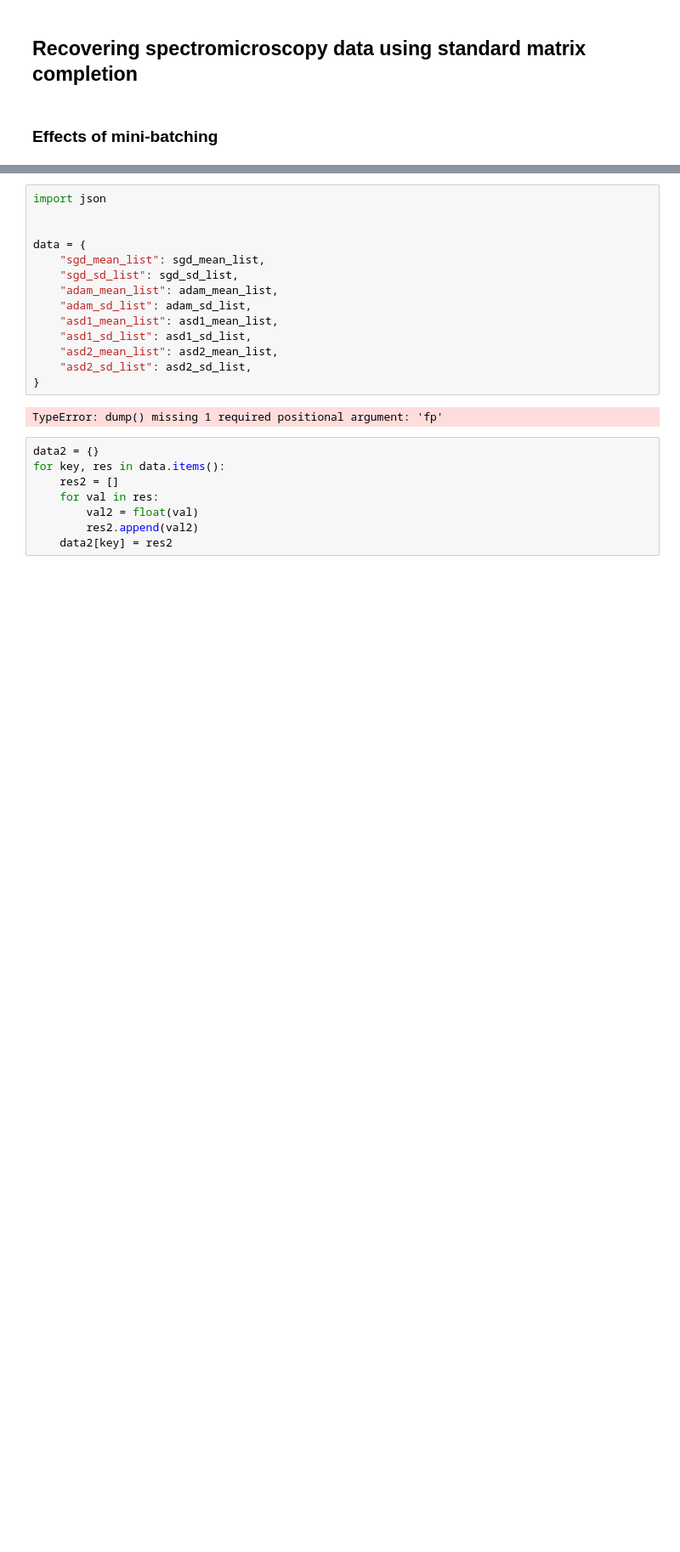
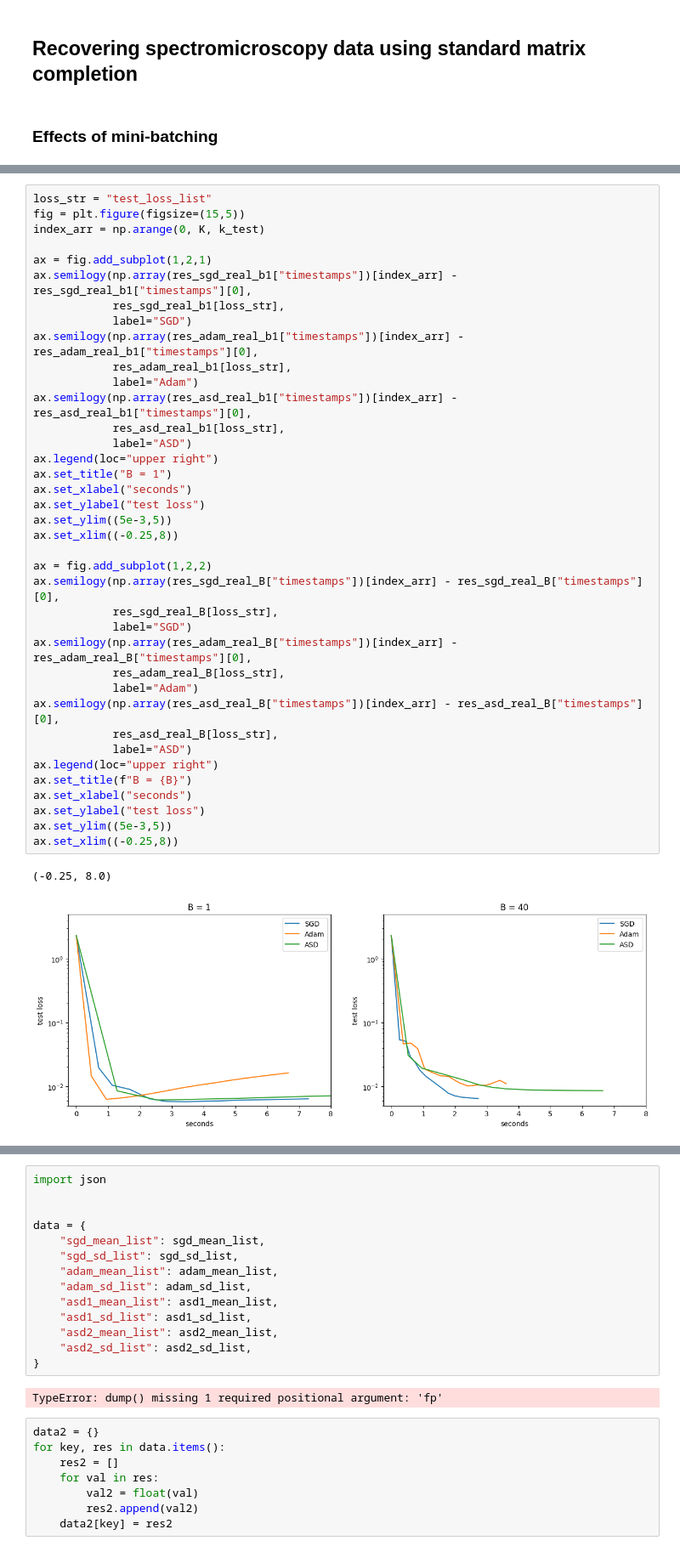
Before and after one commit to SeanESCA/continuous-matrix-completion, a Jupyter notebook: Experiments.ipynb, the cells around one changed output, grey strips where cells are left out. Shown: that part at 85% size. Saved outputs shown, nothing was run; the diff lists cells and outputs as text; blank space fills up the shorter version.

```diff
--- a/Experiments.ipynb
+++ b/Experiments.ipynb
@@ -245,0 +290,41 @@ Best mean completion error: 0.07495799660682678
+# %%
+loss_str = "test_loss_list"
+fig = plt.figure(figsize=(15,5))
+index_arr = np.arange(0, K, k_test)
+
+ax = fig.add_subplot(1,2,1)
+ax.semilogy(np.array(res_sgd_real_b1["timestamps"])[index_arr] - res_sgd_real_b1["timestamps"][0],
+            res_sgd_real_b1[loss_str],
+            label="SGD")
+ax.semilogy(np.array(res_adam_real_b1["timestamps"])[index_arr] - res_adam_real_b1["timestamps"][0],
+            res_adam_real_b1[loss_str],
+            label="Adam")
+ax.semilogy(np.array(res_asd_real_b1["timestamps"])[index_arr] - res_asd_real_b1["timestamps"][0],
+            res_asd_real_b1[loss_str],
+            label="ASD")
+ax.legend(loc="upper right")
+ax.set_title("B = 1")
+ax.set_xlabel("seconds")
+ax.set_ylabel("test loss")
+ax.set_ylim((5e-3,5))
+ax.set_xlim((-0.25,8))
+
+ax = fig.add_subplot(1,2,2)
+ax.semilogy(np.array(res_sgd_real_B["timestamps"])[index_arr] - res_sgd_real_B["timestamps"][0],
+            res_sgd_real_B[loss_str],
+            label="SGD")
+ax.semilogy(np.array(res_adam_real_B["timestamps"])[index_arr] - res_adam_real_B["timestamps"][0],
+            res_adam_real_B[loss_str],
+            label="Adam")
+ax.semilogy(np.array(res_asd_real_B["timestamps"])[index_arr] - res_asd_real_B["timestamps"][0],
+            res_asd_real_B[loss_str],
+            label="ASD")
+ax.legend(loc="upper right")
+ax.set_title(f"B = {B}")
+ax.set_xlabel("seconds")
+ax.set_ylabel("test loss")
+ax.set_ylim((5e-3,5))
+ax.set_xlim((-0.25,8))
+# %% [output]
+(-0.25, 8.0)
+[figure, added]
```
Also changed, not shown: parts of 92 cells of this notebook, 1 other file.
